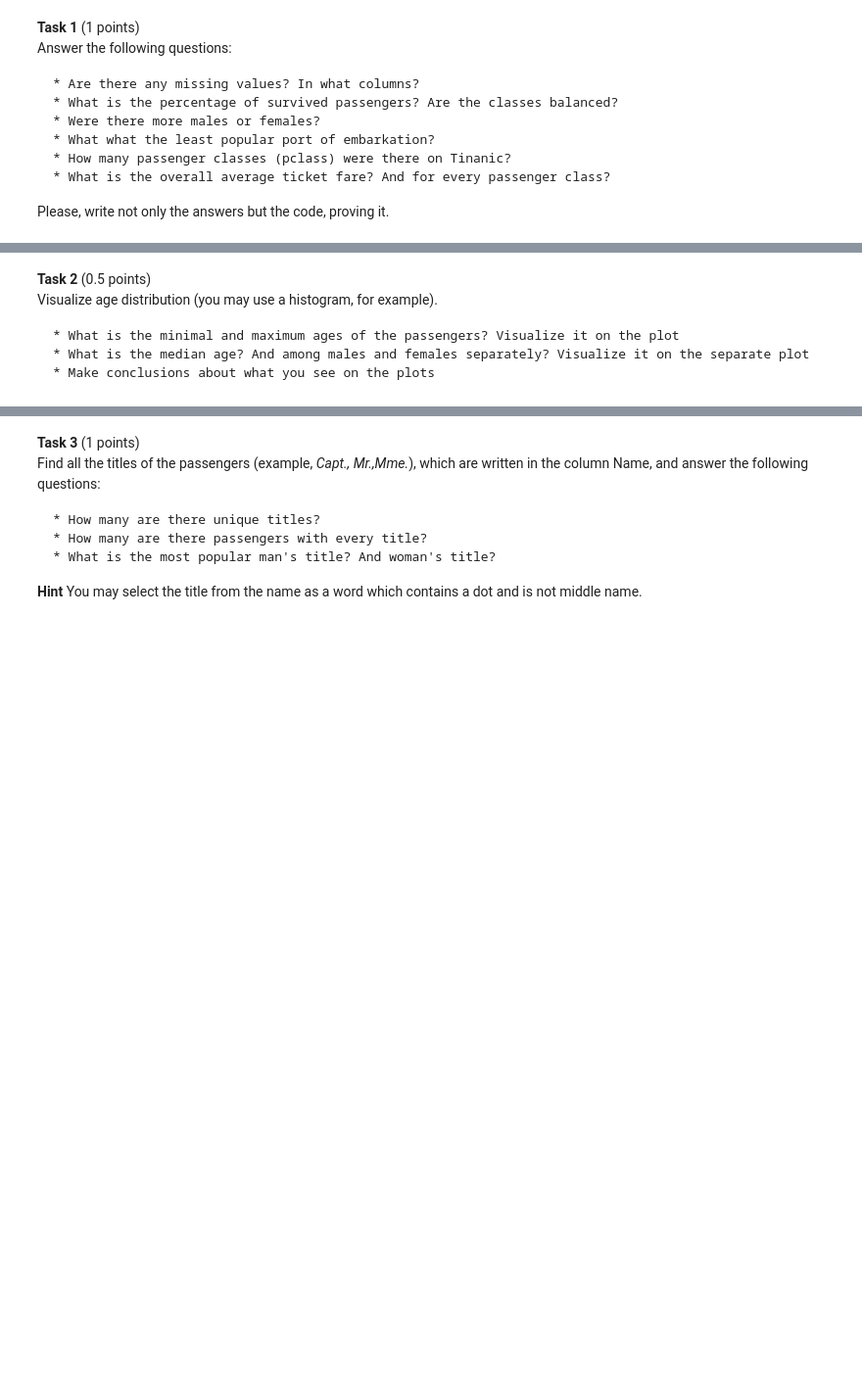
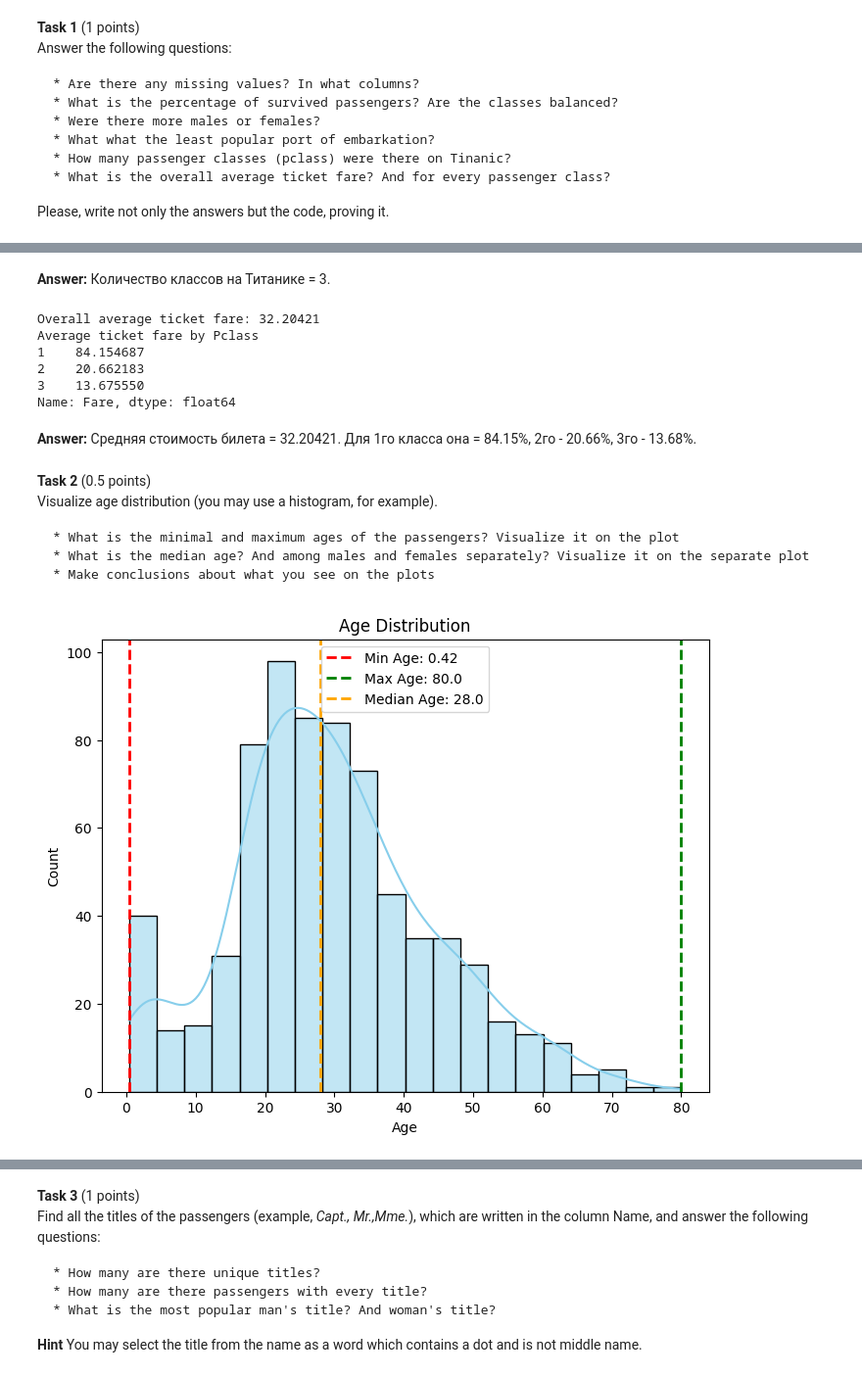
Before and after one commit to famusovsky/ml-hw, a Jupyter notebook: hw1/hw1_2023.ipynb, the cells around one changed output, grey strips where cells are left out. Shown at 98% size. Cells and saved outputs as stored; diff of their text form; code cells hidden in the pictures; blank space fills up the shorter version.

```diff
--- a/hw1/hw1_2023.ipynb
+++ b/hw1/hw1_2023.ipynb
@@ -404,0 +402,5 @@ dataset =  ## Your code here
+# %%
+# Читаем датасет из .csv файла
+dataset = pd.read_csv('titanic.csv')
+# Получаем первые 6 строк из датасета с помощью функции head и печатаем в stdout.
+print(dataset.head(n=6))
@@ -418,3 +491,22 @@ Please, write not only the answers but the code, proving it.
+# %% [markdown]
+**Answer:** Количество классов на Титанике = 3.
+# %%
+# Получаем среднее арифметическое по столбцу 'Fare'
+overall_average_fare = dataset['Fare'].mean()
+print(f"Overall average ticket fare: {overall_average_fare:.5f}")
+
+# Получаем среднее арифметическое по столбцу 'Fare' для сгрупированных по 'Pclass' значений
+average_fare_by_class = dataset.groupby('Pclass')['Fare'].mean()
+print(f'Average ticket fare by {average_fare_by_class}')
+# %% [output]
+Overall average ticket fare: 32.20421
+Average ticket fare by Pclass
+1    84.154687
+2    20.662183
+3    13.675550
+Name: Fare, dtype: float64
+# %% [markdown]
+**Answer:** Средняя стоимость билета = 32.20421. Для 1го класса она = 84.15%, 2го - 20.66%, 3го - 13.68%.
 # %% [markdown]
 **Task 2** (0.5 points) <br/>
 Visualize age distribution (you may use a histogram, for example).
@@ -426,0 +517,21 @@ Visualize age distribution (you may use a histogram, for example).
+# %%
+# Визуализация распределения по возрасту с помощью гистограммы
+plt.figure(figsize=(8, 6))
+sns.histplot(dataset['Age'].dropna(), kde=True, color='skyblue')
+plt.title('Age Distribution')
+plt.xlabel('Age')
+plt.ylabel('Count')
+
+# Добавление вертикальных линий для минимального, максимального и среднего возраста
+min_age = dataset['Age'].min()
+max_age = dataset['Age'].max()
+median_age = dataset['Age'].median()
+
+plt.axvline(min_age, color='red', linestyle='dashed', linewidth=2, label=f'Min Age: {min_age}')
+plt.axvline(max_age, color='green', linestyle='dashed', linewidth=2, label=f'Max Age: {max_age}')
+plt.axvline(median_age, color='orange', linestyle='dashed', linewidth=2, label=f'Median Age: {median_age}')
+
+plt.legend()
+plt.show()
+# %% [output]
+[figure, added]
```
Also changed, not shown: parts of 36 cells of this notebook.
